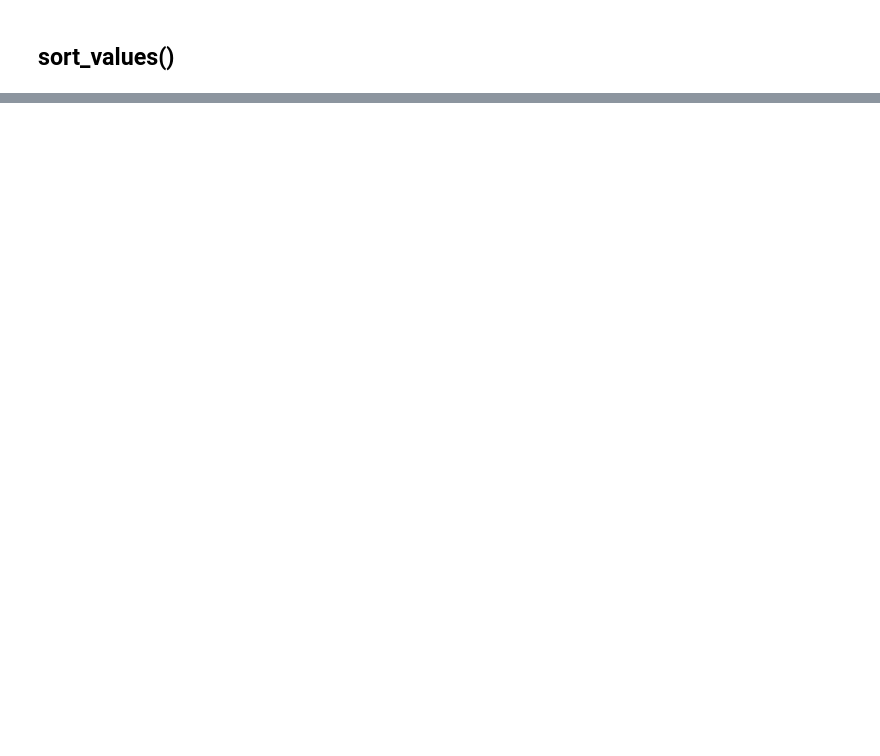
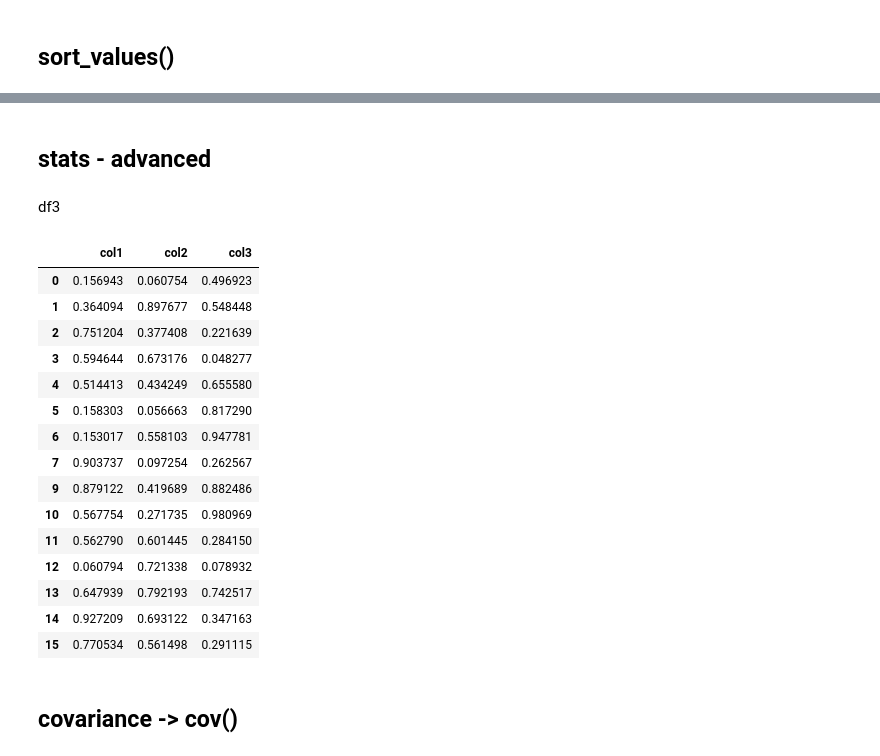
Before and after one commit to mihirh19/Python, a Jupyter notebook: DataScience_ML/3.Pandas.ipynb, the cells around one changed output, grey strips where cells are left out. Saved outputs shown, nothing was run; the diff lists cells and outputs as text; code cells hidden in the pictures; blank space fills up the shorter version.

```diff
--- a/DataScience_ML/3.Pandas.ipynb
+++ b/DataScience_ML/3.Pandas.ipynb
@@ -958,0 +993,25 @@ unsorted_df.sort_index(axis=1)
+# %% [markdown]
+## stats - advanced
+# %% [markdown]
+df3
+# %%
+df3.drop([8, 16])
+# %% [output]
+|  | col1 | col2 | col3 |
+| 0 | 0.156943 | 0.060754 | 0.496923 |
+| 1 | 0.364094 | 0.897677 | 0.548448 |
+| 2 | 0.751204 | 0.377408 | 0.221639 |
+| 3 | 0.594644 | 0.673176 | 0.048277 |
+| 4 | 0.514413 | 0.434249 | 0.655580 |
+| 5 | 0.158303 | 0.056663 | 0.817290 |
+| 6 | 0.153017 | 0.558103 | 0.947781 |
+| 7 | 0.903737 | 0.097254 | 0.262567 |
+| 9 | 0.879122 | 0.419689 | 0.882486 |
+| 10 | 0.567754 | 0.271735 | 0.980969 |
+| 11 | 0.562790 | 0.601445 | 0.284150 |
+| 12 | 0.060794 | 0.721338 | 0.078932 |
+| 13 | 0.647939 | 0.792193 | 0.742517 |
+| 14 | 0.927209 | 0.693122 | 0.347163 |
+| 15 | 0.770534 | 0.561498 | 0.291115 |
+# %% [markdown]
+## covariance -> cov()
```
Also changed, not shown: parts of 34 cells of this notebook.
